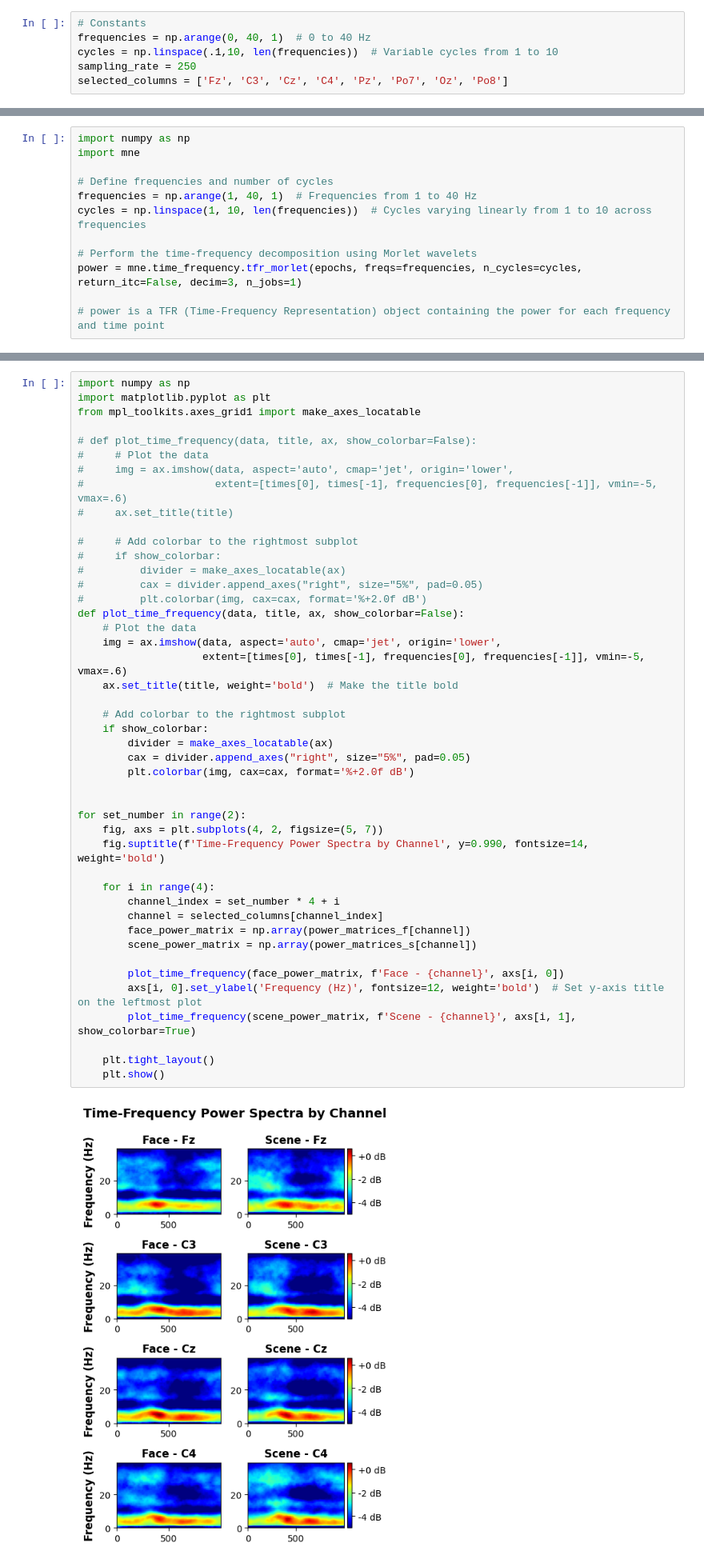
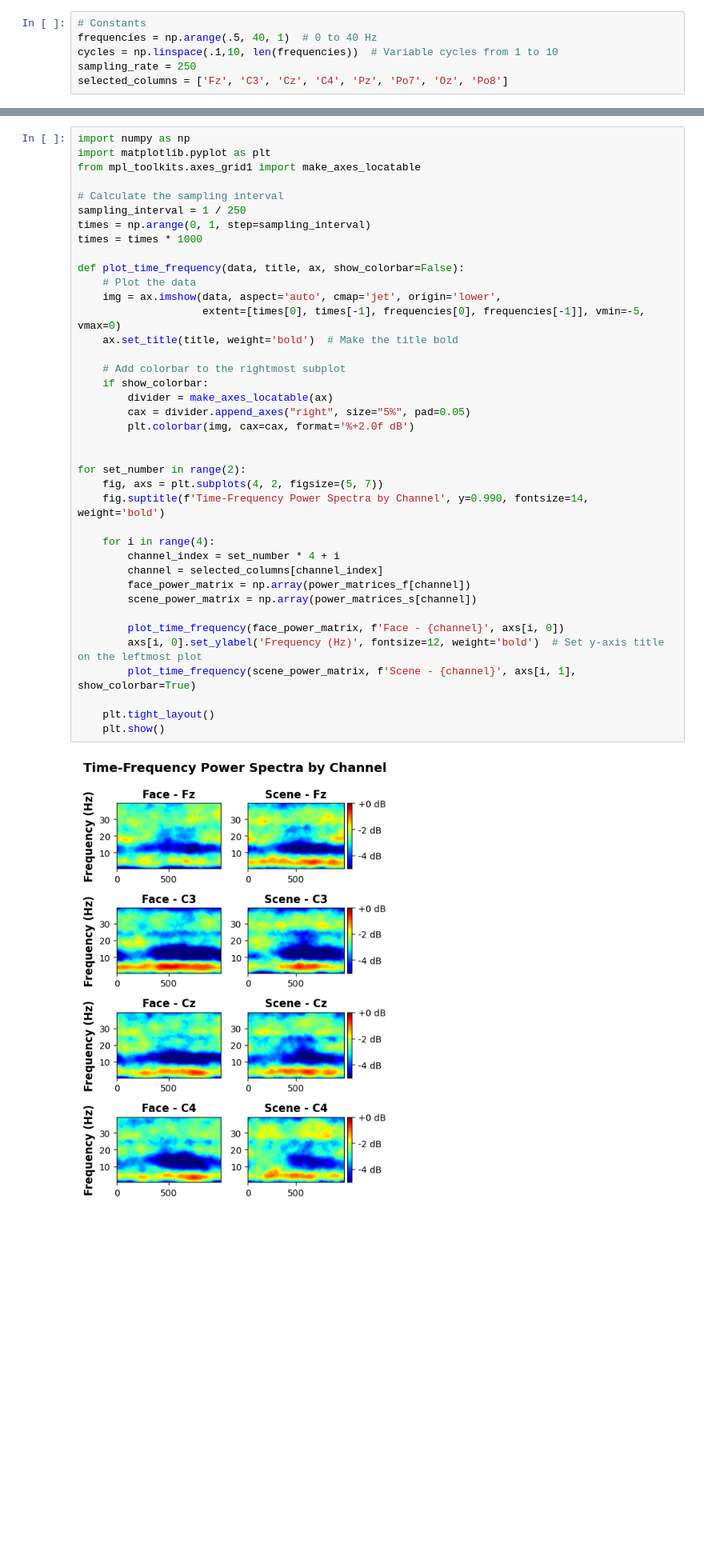
Before and after one commit to AbiriLab/Neurofeedback-Based-BCI, a Jupyter notebook: RandomForest_V6.ipynb, the cells around one changed output, grey strips where cells are left out. Shown at 80% size. Saved outputs shown, nothing was run; the diff lists cells and outputs as text; blank space fills up the shorter version.

```diff
--- a/RandomForest_V6.ipynb
+++ b/RandomForest_V6.ipynb
@@ -335,7 +323,7 @@ def convolve_with_wavelet(data, wavelet):
 ####################################################################################################################################
 # %%
 # Constants
-frequencies = np.arange(0, 40, 1)  # 0 to 40 Hz
+frequencies = np.arange(.5, 40, 1)  # 0 to 40 Hz
 cycles = np.linspace(.1,10, len(frequencies))  # Variable cycles from 1 to 10
 sampling_rate = 250
 selected_columns = ['Fz', 'C3', 'Cz', 'C4', 'Pz', 'Po7', 'Oz', 'Po8']
@@ -414,18 +403,6 @@ for channel_idx, channel_name in enumerate(selected_columns):
         power_blocks_base_corrected_np_mean_f=np.mean(power_blocks_base_corrected, axis=0)
         # print('power_blocks_base_corrected_np_mean', power_blocks_base_corrected_np_mean_f.shape)
         power_matrices_f[channel_name].append(power_blocks_base_corrected_np_mean_f)
-# %%
-import numpy as np
-import mne
-
-# Define frequencies and number of cycles
-frequencies = np.arange(1, 40, 1)  # Frequencies from 1 to 40 Hz
-cycles = np.linspace(1, 10, len(frequencies))  # Cycles varying linearly from 1 to 10 across frequencies
-
-# Perform the time-frequency decomposition using Morlet wavelets
-power = mne.time_frequency.tfr_morlet(epochs, freqs=frequencies, n_cycles=cycles, return_itc=False, decim=3, n_jobs=1)
-
-# power is a TFR (Time-Frequency Representation) object containing the power for each frequency and time point
 # %%
 #Wavelet_Scene Analysis
 data_s = scene_np
@@ -585,45 +476,39 @@ import numpy as np
 import matplotlib.pyplot as plt
 from mpl_toolkits.axes_grid1 import make_axes_locatable
 
-# def plot_time_frequency(data, title, ax, show_colorbar=False):
-#     # Plot the data
-#     img = ax.imshow(data, aspect='auto', cmap='jet', origin='lower',
-#                     extent=[times[0], times[-1], frequencies[0], frequencies[-1]], vmin=-5, vmax=.6)
-#     ax.set_title(title)
+# Calculate the sampling interval
+sampling_interval = 1 / 250
+times = np.arange(0, 1, step=sampling_interval)
+times = times * 1000
 
-#     # Add colorbar to the rightmost subplot
-#     if show_colorbar:
-#         divider = make_axes_locatable(ax)
-#         cax = divider.append_axes("right", size="5%", pad=0.05)
-#         plt.colorbar(img, cax=cax, format='%+2.0f dB')
 def plot_time_frequency(data, title, ax, show_colorbar=False):
     # Plot the data
     img = ax.imshow(data, aspect='auto', cmap='jet', origin='lower',
-                    extent=[times[0], times[-1], frequencies[0], frequencies[-1]], vmin=-5, vmax=.6)
+                    extent=[times[0], times[-1], frequencies[0], frequencies[-1]], vmin=-5, vmax=0)
     ax.set_title(title, weight='bold')  # Make the title bold
 
     # Add colorbar to the rightmost subplot
     if show_colorbar:
         divider = make_axes_locatable(ax)
         cax = divider.append_axes("right", size="5%", pad=0.05)
         plt.colorbar(img, cax=cax, format='%+2.0f dB')
 
 
 for set_number in range(2):
     fig, axs = plt.subplots(4, 2, figsize=(5, 7))
     fig.suptitle(f'Time-Frequency Power Spectra by Channel', y=0.990, fontsize=14, weight='bold')
 
     for i in range(4):
         channel_index = set_number * 4 + i
         channel = selected_columns[channel_index]
         face_power_matrix = np.array(power_matrices_f[channel])
         scene_power_matrix = np.array(power_matrices_s[channel])
 
         plot_time_frequency(face_power_matrix, f'Face - {channel}', axs[i, 0])
         axs[i, 0].set_ylabel('Frequency (Hz)', fontsize=12, weight='bold')  # Set y-axis title on the leftmost plot
         plot_time_frequency(scene_power_matrix, f'Scene - {channel}', axs[i, 1], show_colorbar=True)
 
     plt.tight_layout()
     plt.show()
 # %% [output]
-[figure, old version]
+[figure, new version]
```
Also changed, not shown: parts of 37 cells of this notebook, 19 other files.
